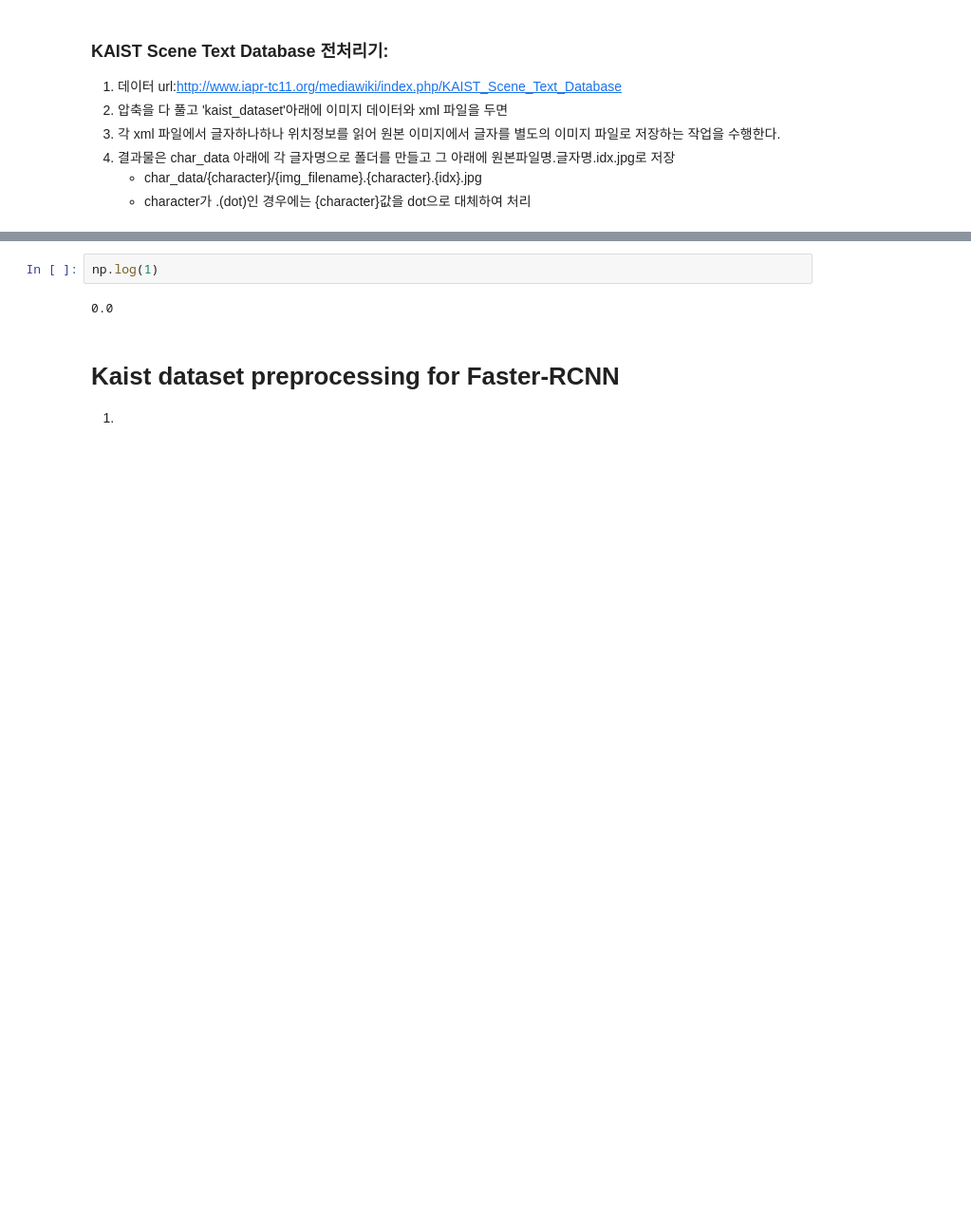
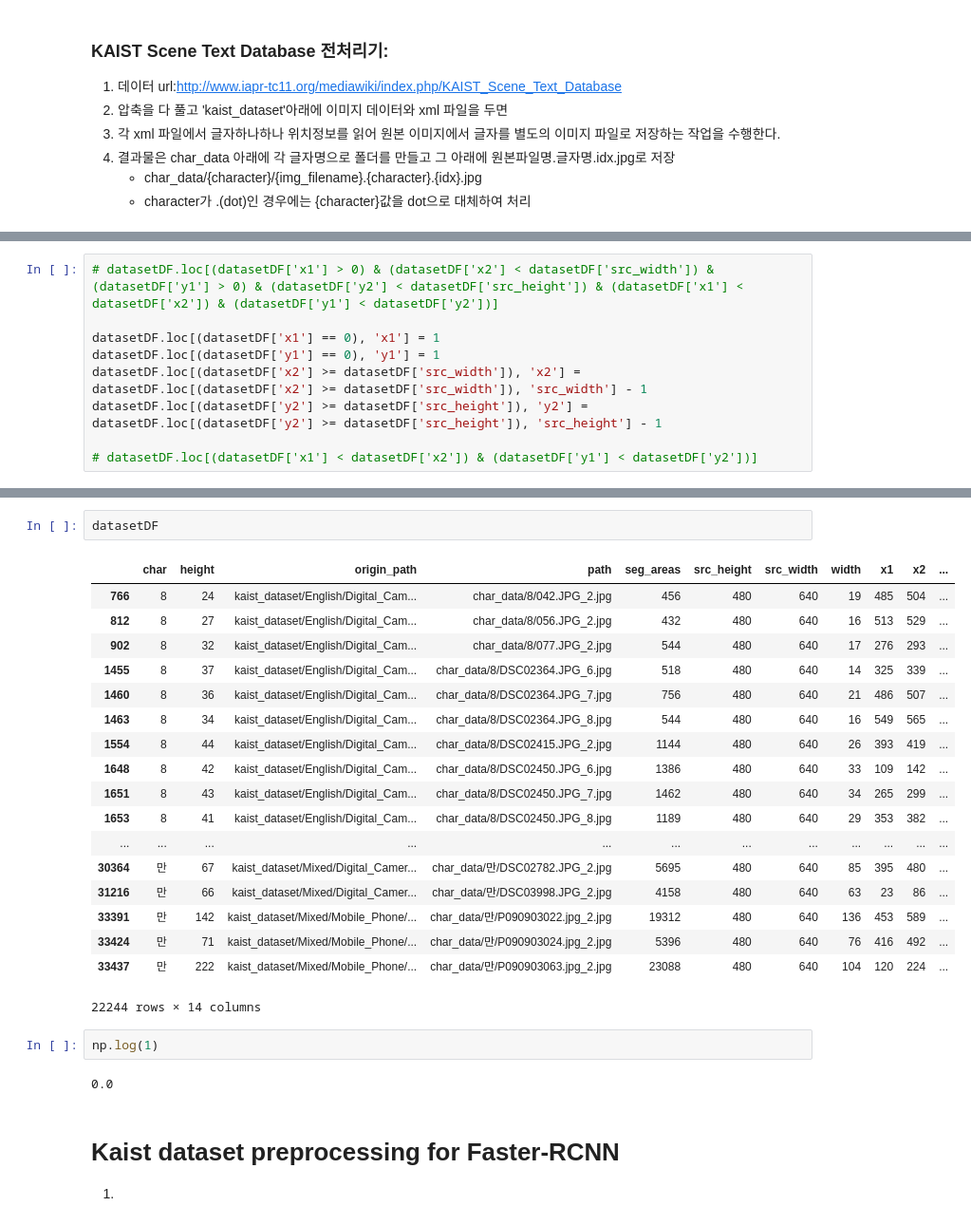
Before and after one commit to alifejon/Faster-RCNN_TF, a Jupyter notebook: kaist_preprocessing.ipynb, the cells around one changed output, grey strips where cells are left out. Shown: that part at 95% size. Drawn from its saved outputs; the diff is of its cells as text; blank space fills up the shorter version.

```diff
--- a/kaist_preprocessing.ipynb
+++ b/kaist_preprocessing.ipynb
@@ -317,0 +288,9 @@ len(trainTestDF.loc[trainTestDF['isTrain'] == False])
+# %%
+# datasetDF.loc[(datasetDF['x1'] > 0) & (datasetDF['x2'] < datasetDF['src_width']) & (datasetDF['y1'] > 0) & (datasetDF['y2'] < datasetDF['src_height']) & (datasetDF['x1'] < datasetDF['x2']) & (datasetDF['y1'] < datasetDF['y2'])]
+
+datasetDF.loc[(datasetDF['x1'] == 0), 'x1'] = 1
+datasetDF.loc[(datasetDF['y1'] == 0), 'y1'] = 1
+datasetDF.loc[(datasetDF['x2'] >= datasetDF['src_width']), 'x2'] = datasetDF.loc[(datasetDF['x2'] >= datasetDF['src_width']), 'src_width'] - 1
+datasetDF.loc[(datasetDF['y2'] >= datasetDF['src_height']), 'y2'] = datasetDF.loc[(datasetDF['y2'] >= datasetDF['src_height']), 'src_height'] - 1
+
+# datasetDF.loc[(datasetDF['x1'] < datasetDF['x2']) & (datasetDF['y1'] < datasetDF['y2'])]
@@ -318,3 +304,24 @@ len(trainTestDF.loc[trainTestDF['isTrain'] == False])
+# %%
+datasetDF
+# %% [output]
+|  | char | height | origin_path | path | seg_areas | src_height | src_width | width | x1 | x2 | ... |
+| 766 | 8 | 24 | kaist_dataset/English/Digital_Cam... | char_data/8/042.JPG_2.jpg | 456 | 480 | 640 | 19 | 485 | 504 | ... |
+| 812 | 8 | 27 | kaist_dataset/English/Digital_Cam... | char_data/8/056.JPG_2.jpg | 432 | 480 | 640 | 16 | 513 | 529 | ... |
+| 902 | 8 | 32 | kaist_dataset/English/Digital_Cam... | char_data/8/077.JPG_2.jpg | 544 | 480 | 640 | 17 | 276 | 293 | ... |
+| 1455 | 8 | 37 | kaist_dataset/English/Digital_Cam... | char_data/8/DSC02364.JPG_6.jpg | 518 | 480 | 640 | 14 | 325 | 339 | ... |
+| 1460 | 8 | 36 | kaist_dataset/English/Digital_Cam... | char_data/8/DSC02364.JPG_7.jpg | 756 | 480 | 640 | 21 | 486 | 507 | ... |
+| 1463 | 8 | 34 | kaist_dataset/English/Digital_Cam... | char_data/8/DSC02364.JPG_8.jpg | 544 | 480 | 640 | 16 | 549 | 565 | ... |
+| 1554 | 8 | 44 | kaist_dataset/English/Digital_Cam... | char_data/8/DSC02415.JPG_2.jpg | 1144 | 480 | 640 | 26 | 393 | 419 | ... |
+| 1648 | 8 | 42 | kaist_dataset/English/Digital_Cam... | char_data/8/DSC02450.JPG_6.jpg | 1386 | 480 | 640 | 33 | 109 | 142 | ... |
+| 1651 | 8 | 43 | kaist_dataset/English/Digital_Cam... | char_data/8/DSC02450.JPG_7.jpg | 1462 | 480 | 640 | 34 | 265 | 299 | ... |
+| 1653 | 8 | 41 | kaist_dataset/English/Digital_Cam... | char_data/8/DSC02450.JPG_8.jpg | 1189 | 480 | 640 | 29 | 353 | 382 | ... |
+| ... | ... | ... | ... | ... | ... | ... | ... | ... | ... | ... | ... |
+| 30364 | 만 | 67 | kaist_dataset/Mixed/Digital_Camer... | char_data/만/DSC02782.JPG_2.jpg | 5695 | 480 | 640 | 85 | 395 | 480 | ... |
+| 31216 | 만 | 66 | kaist_dataset/Mixed/Digital_Camer... | char_data/만/DSC03998.JPG_2.jpg | 4158 | 480 | 640 | 63 | 23 | 86 | ... |
+| 33391 | 만 | 142 | kaist_dataset/Mixed/Mobile_Phone/... | char_data/만/P090903022.jpg_2.jpg | 19312 | 480 | 640 | 136 | 453 | 589 | ... |
+| 33424 | 만 | 71 | kaist_dataset/Mixed/Mobile_Phone/... | char_data/만/P090903024.jpg_2.jpg | 5396 | 480 | 640 | 76 | 416 | 492 | ... |
+| 33437 | 만 | 222 | kaist_dataset/Mixed/Mobile_Phone/... | char_data/만/P090903063.jpg_2.jpg | 23088 | 480 | 640 | 104 | 120 | 224 | ... |
+22244 rows × 14 columns
 # %%
 np.log(1)
 # %% [output]
```
Also changed, not shown: parts of 9 cells of this notebook, 1 other file.
